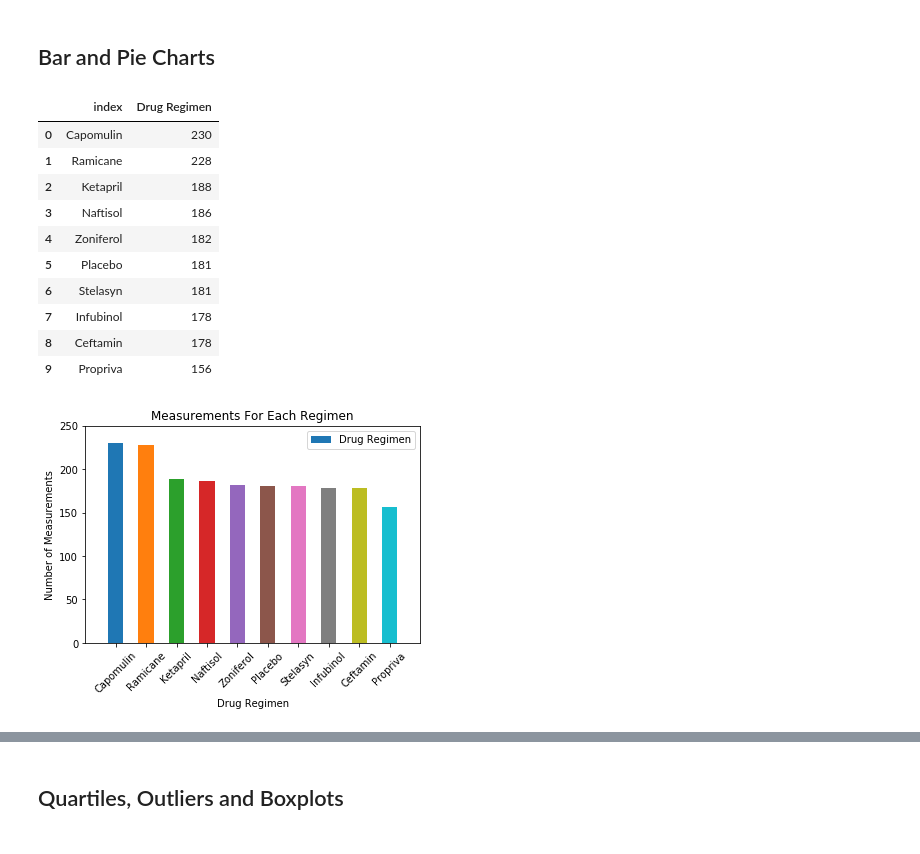
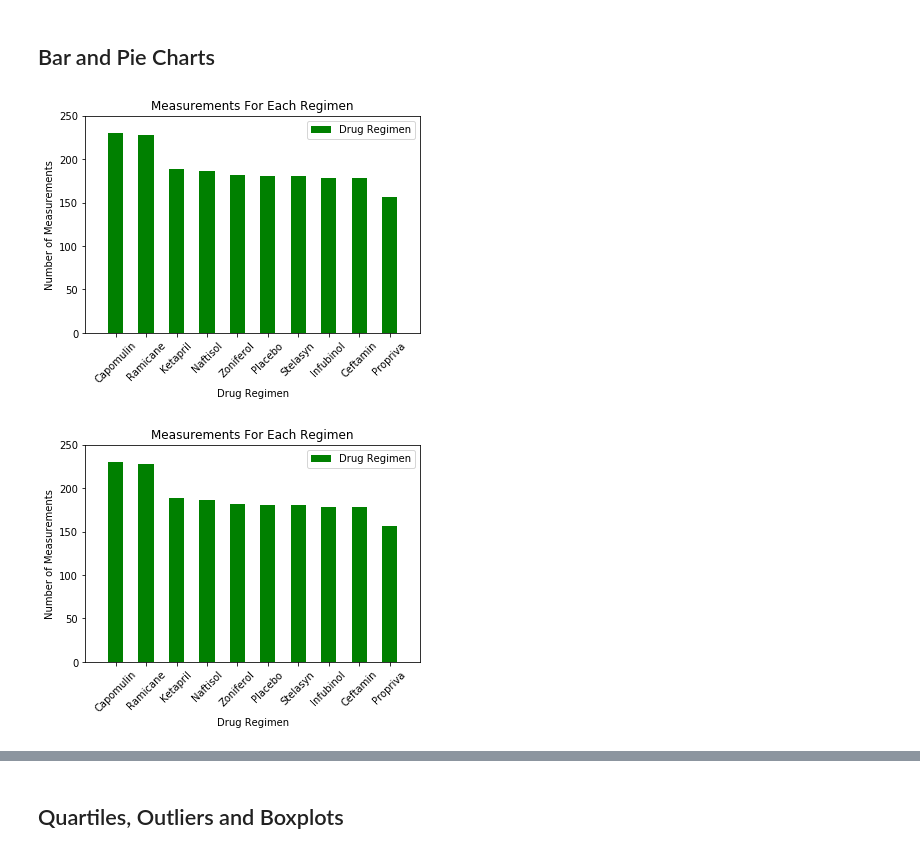
Before and after one commit to priyamittal96/matplotlib-challenge, a Jupyter notebook: pymaceuticals_starter.ipynb, the cells around one changed output, grey strips where cells are left out. Saved outputs shown, nothing was run; the diff lists cells and outputs as text; code cells hidden in the pictures.

Commit message:
Updating bar chart and pie chart to match

```diff
--- a/pymaceuticals_starter.ipynb
+++ b/pymaceuticals_starter.ipynb
@@ -102,29 +102,31 @@ summary_df
 # %%
 # Generate a bar plot showing the total number of measurements taken on each drug regimen using pandas.
 regiment_df = pd.DataFrame(cleaned_df["Drug Regimen"].value_counts()).reset_index()
-regiment_df
+regiment_df.plot("index","Drug Regimen",kind="bar",rot=45,facecolor = "green")
+plt.title("Measurements For Each Regimen")
+plt.xlabel("Drug Regimen")
+plt.ylabel("Number of Measurements")
+plt.xlim(-1, len(regiment_df["index"]))
+plt.ylim(0, max(regiment_df["Drug Regimen"])+20)
+plt.legend(loc="best")
+plt.show()
+regiment_df.plot?
 # %% [output]
-|  | index | Drug Regimen |
-| 0 | Capomulin | 230 |
-| 1 | Ramicane | 228 |
-| 2 | Ketapril | 188 |
-| 3 | Naftisol | 186 |
-| 4 | Zoniferol | 182 |
-| 5 | Placebo | 181 |
-| 6 | Stelasyn | 181 |
-| 7 | Infubinol | 178 |
-| 8 | Ceftamin | 178 |
-| 9 | Propriva | 156 |
+[figure, added]
 # %%
 # Generate a bar plot showing the total number of measurements taken on each drug regimen using pyplot.
-regiment_df.plot("index","Drug Regimen",kind="bar",rot=45)
+plt.xticks(index, regiment_df["index"],rotation="45")
+index = range(len(regiment_df["index"]))
+drug_regimen = regiment_df["Drug Regimen"]
+plt.bar(index,drug_regimen,label = "Drug Regimen",facecolor = "green",width = 0.5)
 plt.title("Measurements For Each Regimen")
 plt.xlabel("Drug Regimen")
 plt.ylabel("Number of Measurements")
 plt.xlim(-1, len(regiment_df["index"]))
 plt.ylim(0, max(regiment_df["Drug Regimen"])+20)
+plt.legend(loc="best")
 plt.show()
 # %% [output]
-[figure, old version]
+[figure, new version]
 # %%
 # Generate a pie plot showing the distribution of female versus male mice using pandas
```
Also changed, not shown: parts of 7 cells of this notebook.
